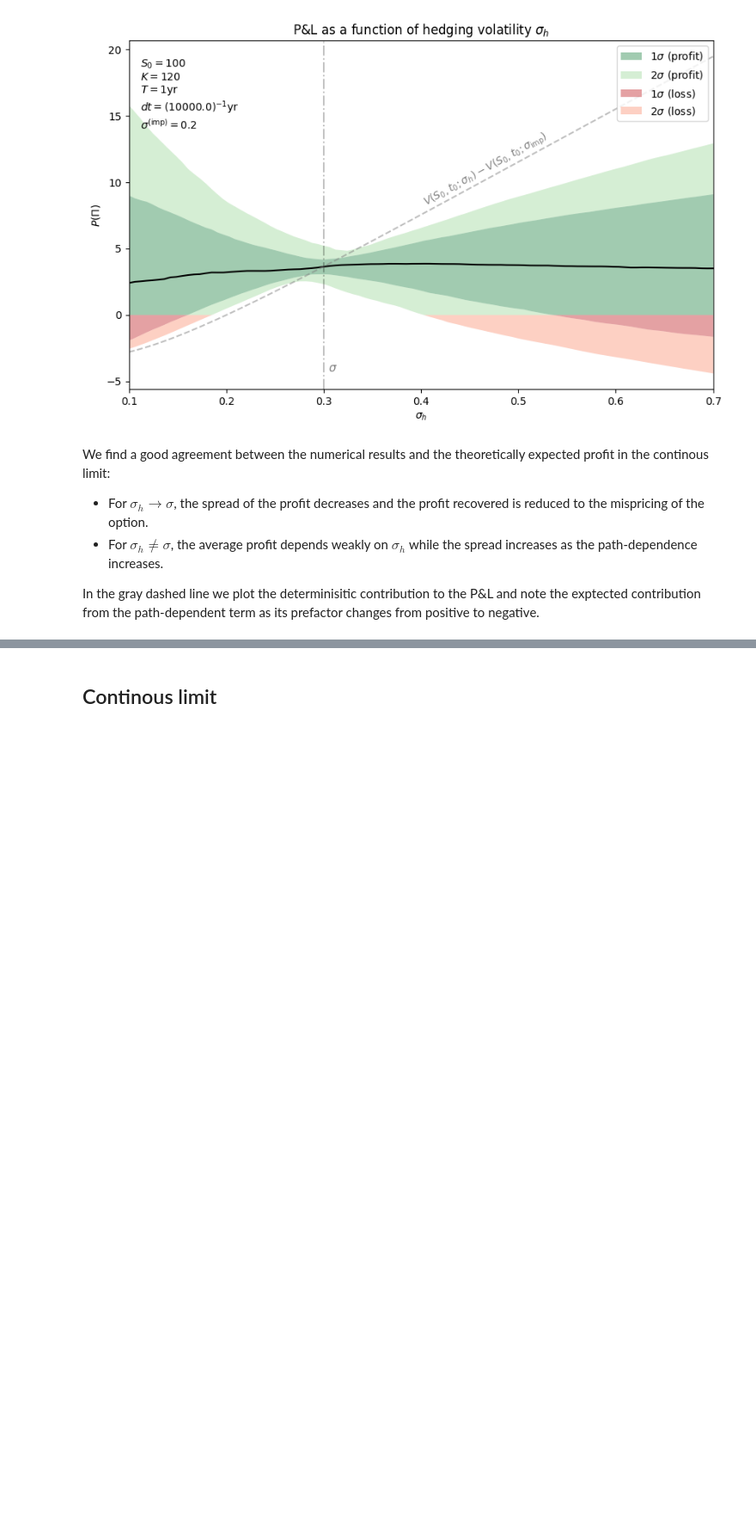
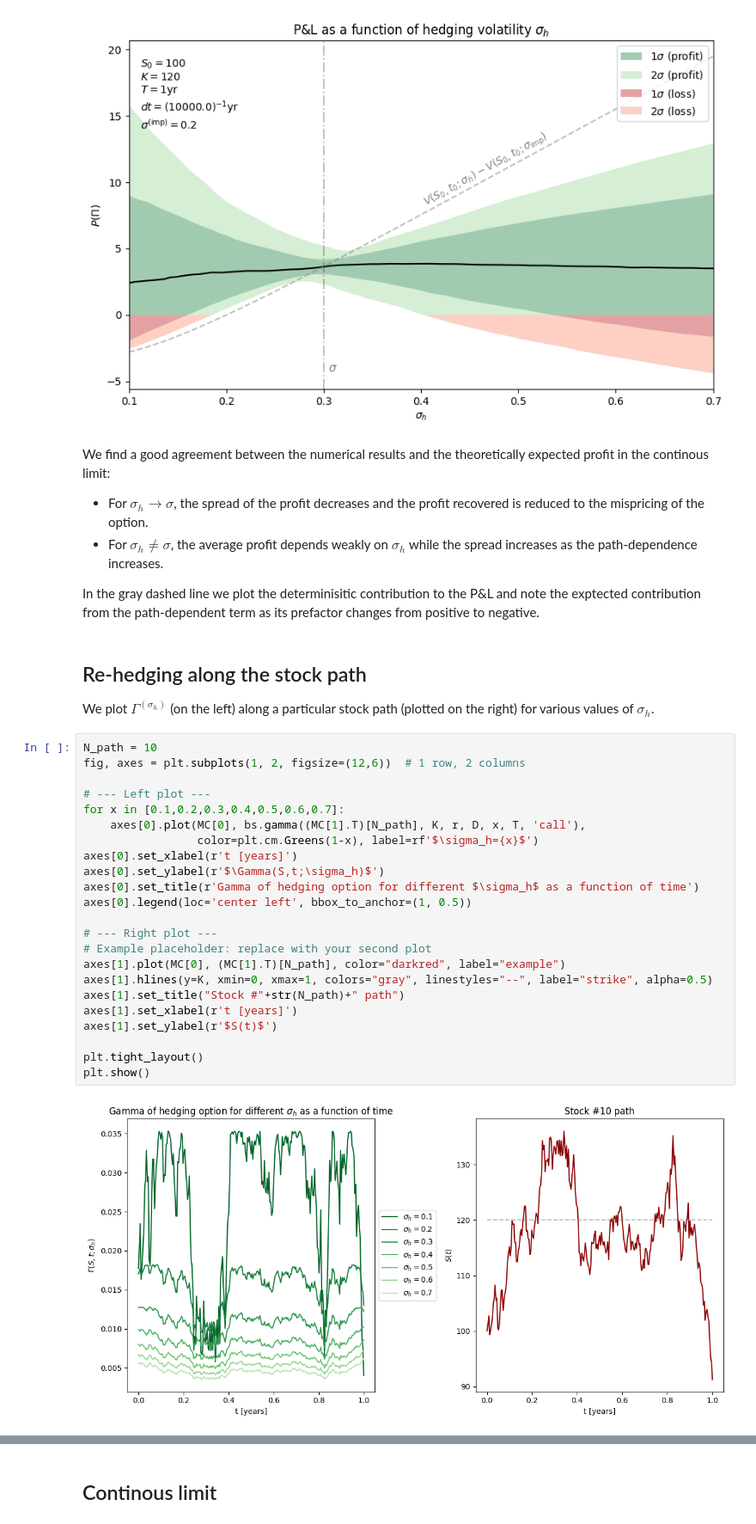
Before and after one commit to rebalkin/Quant-portfolio, a Jupyter notebook: notebooks/vol_arb.ipynb, the cells around one changed output, grey strips where cells are left out. Shown at 86% size. Saved outputs shown, nothing was run; the diff lists cells and outputs as text; blank space fills up the shorter version.

```diff
--- a/notebooks/vol_arb.ipynb
+++ b/notebooks/vol_arb.ipynb
@@ -263,3 +263,32 @@ We find a good agreement between the numerical results and the theoretically exp
 - For $\sigma_h \neq \sigma$, the average profit depends weakly on $\sigma_h$ while the spread increases as the path-dependence increases.
 
 In the gray dashed line we plot the determinisitic contribution to the P&L and note the exptected contribution from the path-dependent term as its prefactor changes from positive to negative.
+# %% [markdown]
+## Re-hedging along the stock path
+
+We plot $\Gamma^{(\sigma_h)}$ (on the left) along a particular stock path (plotted on the right) for various values of $\sigma_h$.
+# %%
+N_path = 10
+fig, axes = plt.subplots(1, 2, figsize=(12,6))  # 1 row, 2 columns
+
+# --- Left plot ---
+for x in [0.1,0.2,0.3,0.4,0.5,0.6,0.7]:
+    axes[0].plot(MC[0], bs.gamma((MC[1].T)[N_path], K, r, D, x, T, 'call'),
+                 color=plt.cm.Greens(1-x), label=rf'$\sigma_h={x}$')
+axes[0].set_xlabel(r't [years]')
+axes[0].set_ylabel(r'$\Gamma(S,t;\sigma_h)$')
+axes[0].set_title(r'Gamma of hedging option for different $\sigma_h$ as a function of time')
+axes[0].legend(loc='center left', bbox_to_anchor=(1, 0.5))
+
+# --- Right plot ---
+# Example placeholder: replace with your second plot
+axes[1].plot(MC[0], (MC[1].T)[N_path], color="darkred", label="example")
+axes[1].hlines(y=K, xmin=0, xmax=1, colors="gray", linestyles="--", label="strike", alpha=0.5)
+axes[1].set_title("Stock #"+str(N_path)+" path")
+axes[1].set_xlabel(r't [years]')
+axes[1].set_ylabel(r'$S(t)$')
+
+plt.tight_layout()
+plt.show()
+# %% [output]
+[figure, added]
```
Also changed, not shown: parts of 1 cell of this notebook.
